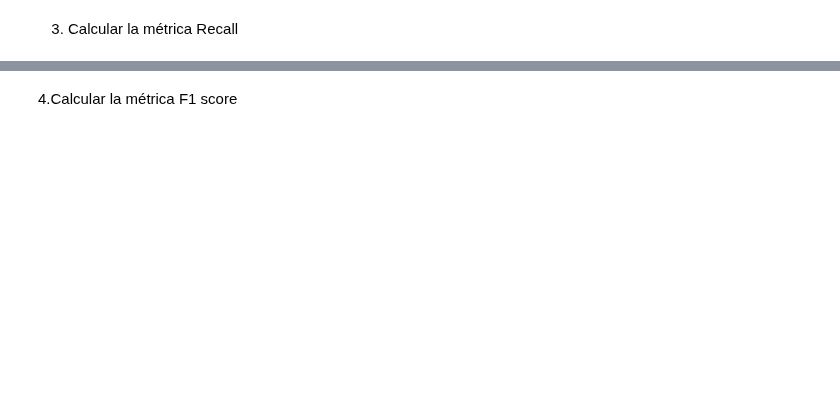
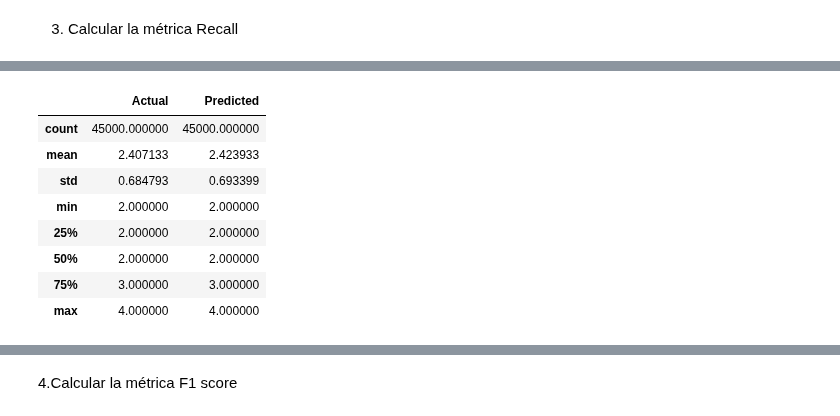
Before and after one commit to EWECORP/DScience_41870, a Jupyter notebook: Desafio_EvaluaciónML_Eduardo_Ettlin.ipynb, the cells around one changed output, grey strips where cells are left out. Saved outputs shown, nothing was run; the diff lists cells and outputs as text; code cells hidden in the pictures; blank space fills up the shorter version.

```diff
--- a/Desafio_EvaluaciónML_Eduardo_Ettlin.ipynb
+++ b/Desafio_EvaluaciónML_Eduardo_Ettlin.ipynb
@@ -286,0 +307,12 @@ array([[44205,   373],
+# %%
+dfs.describe()
+# %% [output]
+|  | Actual | Predicted |
+| count | 45000.000000 | 45000.000000 |
+| mean | 2.407133 | 2.423933 |
+| std | 0.684793 | 0.693399 |
+| min | 2.000000 | 2.000000 |
+| 25% | 2.000000 | 2.000000 |
+| 50% | 2.000000 | 2.000000 |
+| 75% | 3.000000 | 3.000000 |
+| max | 4.000000 | 4.000000 |
```
Also changed, not shown: parts of 21 cells of this notebook.
